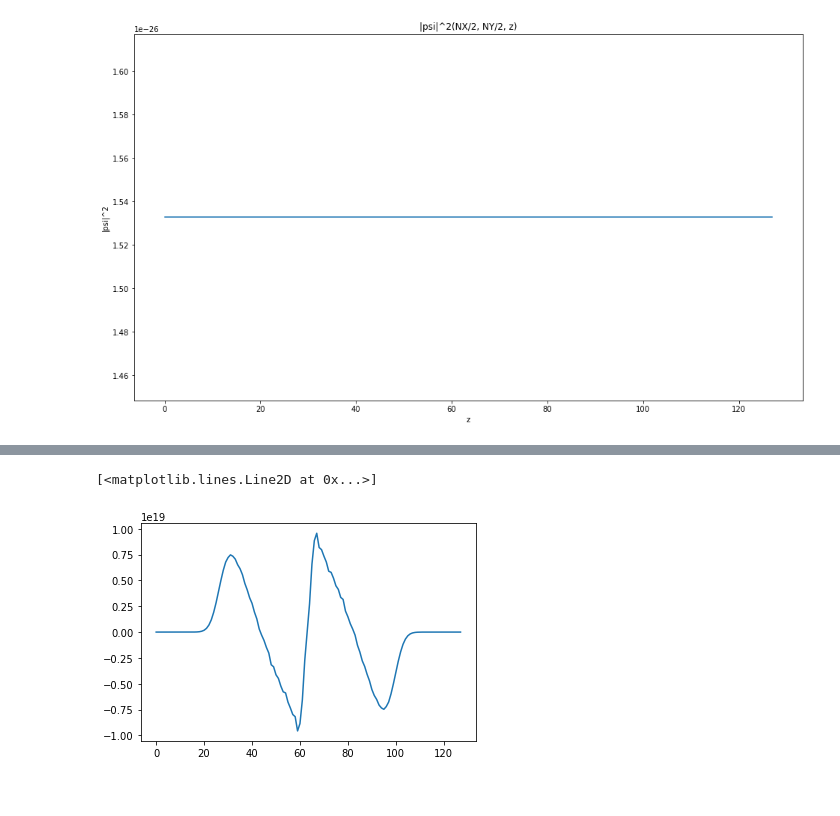
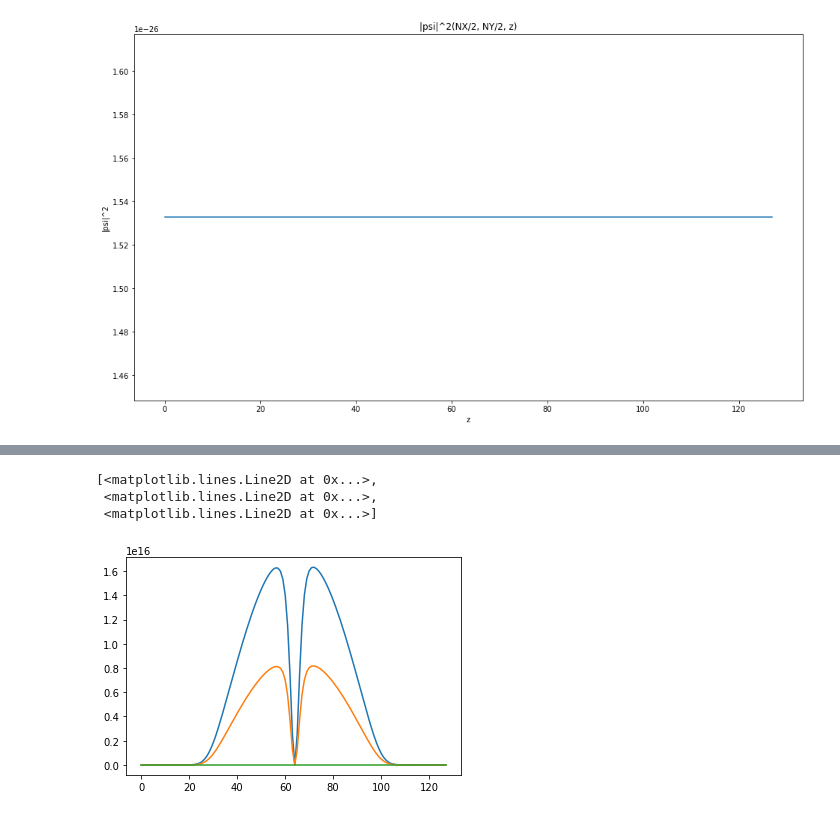
Before and after one commit to KacperSkelnik/Numerical_wave_function_superfluid_system, a Jupyter notebook: second_task.ipynb, the cells around one changed output, grey strips where cells are left out. Cells and saved outputs as stored; diff of their text form; code cells hidden in the pictures.

```diff
--- a/second_task.ipynb
+++ b/second_task.ipynb
@@ -138,7 +175,14 @@ Rho
 # %%
 j_norm = [[x,y,z] for x,y,z in zip(j_xnorm, j_ynorm, j_znorm)]
 
 v = j_norm/Rho
+
+plt.plot(v)
+# %% [output]
+[<matplotlib.lines.Line2D at 0x...>,
+ <matplotlib.lines.Line2D at 0x...>,
+ <matplotlib.lines.Line2D at 0x...>]
+[figure, added]
 # %%
 def derivative(F,dx):
     der = []
@@ -153,14 +197,10 @@ def derivative(F,dx):
 
 
 def Curl(v):
-    x = derivative(v[:,2],dy) - derivative(v[:,1],dz)
-    y = derivative(v[:,0],dz) - derivative(v[:,2],dx)
-    z = derivative(v[:,1],dx) - derivative(v[:,0],dy)
+    x = derivative(j_znorm,dy) - derivative(j_ynorm,dz)
+    y = derivative(j_xnorm,dz) - derivative(j_znorm,dx)
+    z = derivative(j_ynorm,dx) - derivative(j_xnorm,dy)
 
     return [x,y,z]
 
 Omega = np.array(Curl(v))
-plt.plot(Omega[1])
-# %% [output]
-[<matplotlib.lines.Line2D at 0x...>]
-[figure, removed]
```
Also changed, not shown: parts of 16 cells of this notebook.
